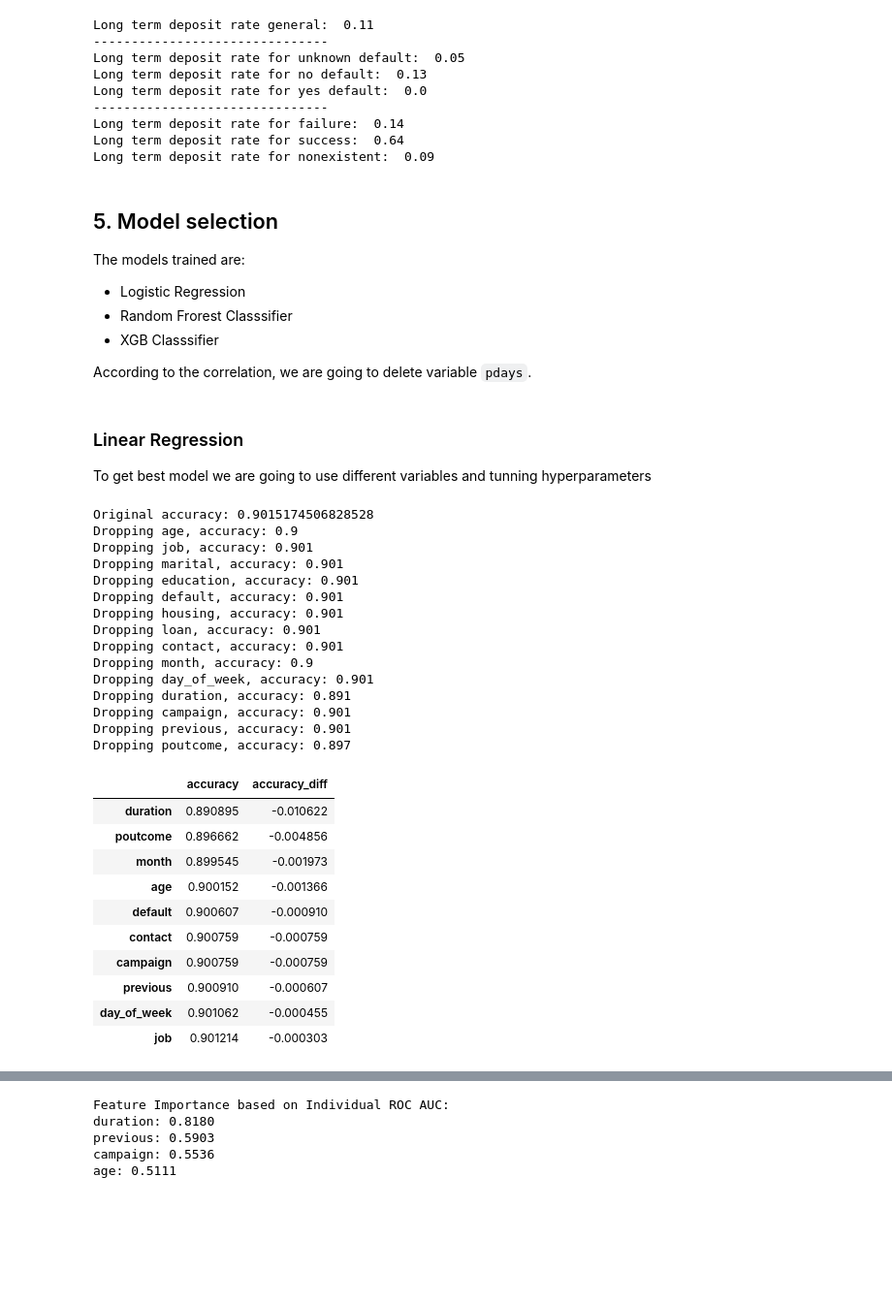
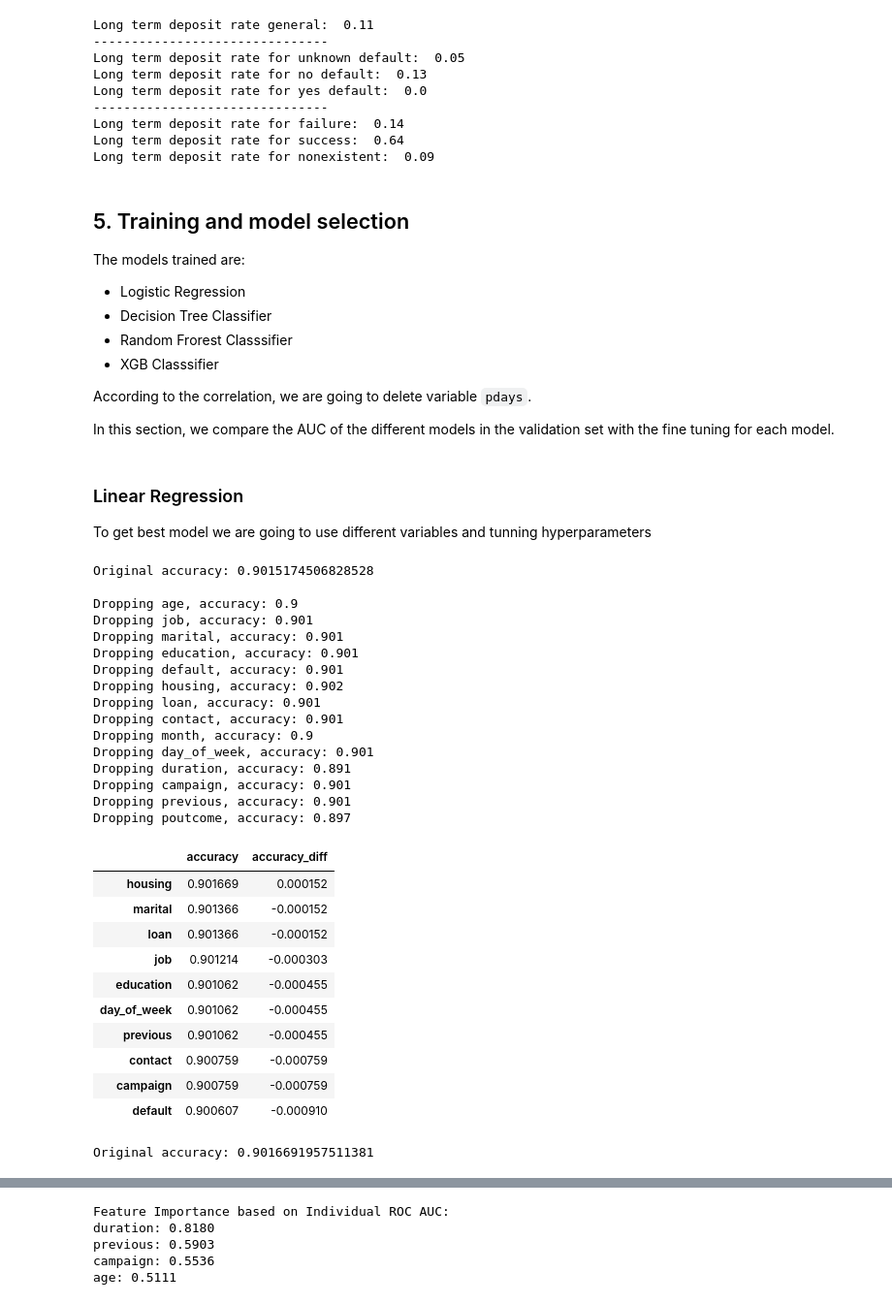
Before and after one commit to ferdlpz/ML-ZoomCamp---Midterm-project, a Jupyter notebook: notebook.ipynb, the cells around one changed output, grey strips where cells are left out. Shown at 97% size. Saved outputs shown, nothing was run; the diff lists cells and outputs as text; code cells hidden in the pictures; blank space fills up the shorter version.

```diff
--- a/notebook.ipynb
+++ b/notebook.ipynb
@@ -22,5 +45,5 @@ warnings.filterwarnings('ignore')
 # %%
-df = pd.read_csv(r'/Users/fdl/Repos/ML-ZoomCamp---Midterm-project/01 Data/new_train.csv')
+df = pd.read_csv(r'C:\Users\fdiazl\Downloads\Banking Dataset Classification\new_train.csv')
 
 df.columns
 # %% [output]
@@ -311,15 +334,18 @@ Long term deposit rate for failure:  0.14
 Long term deposit rate for success:  0.64
 Long term deposit rate for nonexistent:  0.09
 # %% [markdown]
-## 5. Model selection
+## 5. Training and model selection
 
 The models trained are:
 
 + Logistic Regression
++ Decision Tree Classifier
 + Random Frorest Classsifier
 + XGB Classsifier
 
 According to the correlation, we are going to delete variable `pdays`.
+
+In this section, we compare the AUC of the different models in the validation set with the fine tuning for each model.
 # %%
 y_train = df_train.y.values
 y_val = df_val.y.values
@@ -344,63 +370,74 @@ def model_regression(df_train, y_train, C=1.0):
 
     return dv, model
 
-def evaluate_model(dv, model, df_val, y_val):
+def evaluate_model(dv, model, df_val, y_val, threshold=0.5):
 
     val_dicts = df_val.to_dict(orient='records')
     X_val = dv.transform(val_dicts)
 
     y_pred = model.predict_proba(X_val)[:, 1]
-    churn_decision = (y_pred >= 0.5)
+    churn_decision = (y_pred >= threshold).astype(int)
     accuracy = (churn_decision == y_val).mean()
 
     return accuracy, y_pred
 # %%
 # original accuracy
 dv, model = model_regression(df_train, y_train, C=1.0)
-orig_accuracy = evaluate_model(dv, model, df_val, y_val)
-print("Original accuracy:", orig_accuracy)
+orig_accuracy, _ = evaluate_model(dv, model, df_val, y_val)
+print("Original accuracy:", orig_accuracy, "\n")
 
 accuracy_results = {}
 
 for column_drop in df_train.columns:
     df_train_temp = df_train.drop(columns=[column_drop])
     dv, model = model_regression(df_train_temp, y_train)
     df_val_temp = df_val.drop(columns=[column_drop])
     accuracy, _ = evaluate_model(dv, model, df_val_temp, y_val)
     accuracy_results[column_drop] = accuracy
     print(f'Dropping {column_drop}, accuracy: {accuracy.round(3)}')
 
 df_accuracy = pd.DataFrame.from_dict(accuracy_results, orient='index', columns=['accuracy'])
 df_accuracy['accuracy_diff'] = df_accuracy['accuracy'] - orig_accuracy
-df_accuracy = df_accuracy.sort_values(by='accuracy_diff')
+df_accuracy = df_accuracy.sort_values(by='accuracy', ascending=False)
 
 df_accuracy.head(10)
 # %% [output]
 Original accuracy: 0.9015174506828528
+
 Dropping age, accuracy: 0.9
 Dropping job, accuracy: 0.901
 Dropping marital, accuracy: 0.901
 Dropping education, accuracy: 0.901
 Dropping default, accuracy: 0.901
-Dropping housing, accuracy: 0.901
+Dropping housing, accuracy: 0.902
 Dropping loan, accuracy: 0.901
 Dropping contact, accuracy: 0.901
 Dropping month, accuracy: 0.9
 Dropping day_of_week, accuracy: 0.901
 Dropping duration, accuracy: 0.891
 Dropping campaign, accuracy: 0.901
 Dropping previous, accuracy: 0.901
 Dropping poutcome, accuracy: 0.897
 |  | accuracy | accuracy_diff |
-| duration | 0.890895 | -0.010622 |
-| poutcome | 0.896662 | -0.004856 |
-| month | 0.899545 | -0.001973 |
-| age | 0.900152 | -0.001366 |
-| default | 0.900607 | -0.000910 |
+| housing | 0.901669 | 0.000152 |
+| marital | 0.901366 | -0.000152 |
+| loan | 0.901366 | -0.000152 |
+| job | 0.901214 | -0.000303 |
+| education | 0.901062 | -0.000455 |
+| day_of_week | 0.901062 | -0.000455 |
+| previous | 0.901062 | -0.000455 |
 | contact | 0.900759 | -0.000759 |
 | campaign | 0.900759 | -0.000759 |
-| previous | 0.900910 | -0.000607 |
-| day_of_week | 0.901062 | -0.000455 |
-| job | 0.901214 | -0.000303 |
+| default | 0.900607 | -0.000910 |
+# %%
+features_one = ['age', 'job', 'marital', 'education', 'default', 'loan',
+       'contact', 'month', 'day_of_week', 'duration', 'campaign', 'previous',
+       'poutcome']
+
+dv, model = model_regression(df_train[features_one], y_train, C=1.0)
+orig_accuracy, _ = evaluate_model(dv, model, df_val[features_one], y_val)
+print("Original accuracy:", orig_accuracy, "\n")
+# %% [output]
+Original accuracy: 0.9016691957511381
 # %%
 accuracy_results_C = {}
```
Also changed, not shown: parts of 57 cells of this notebook, 1 other file.
